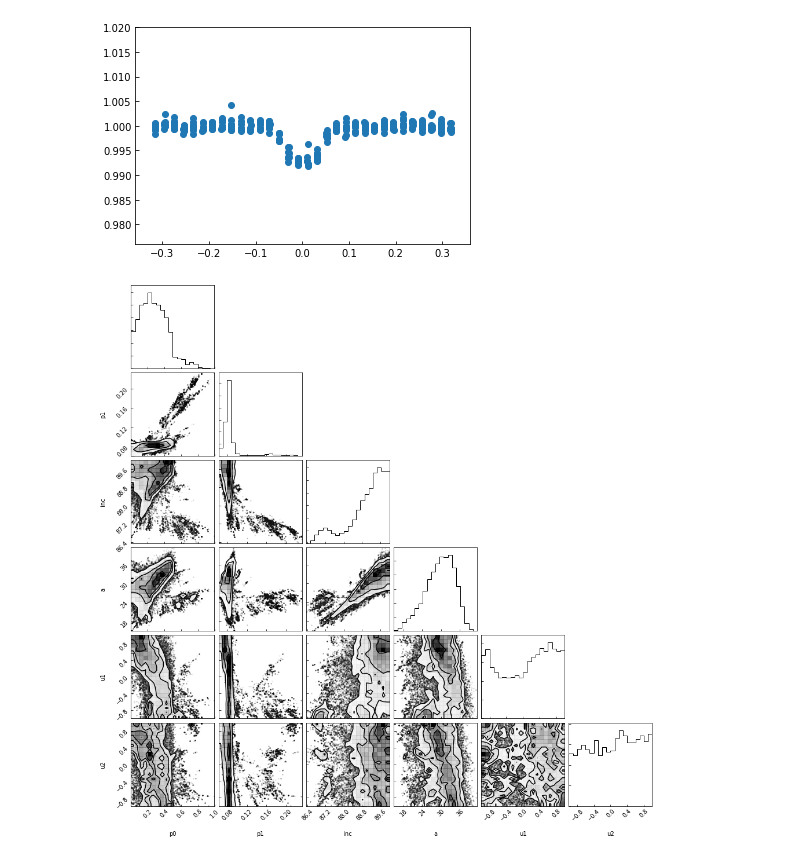
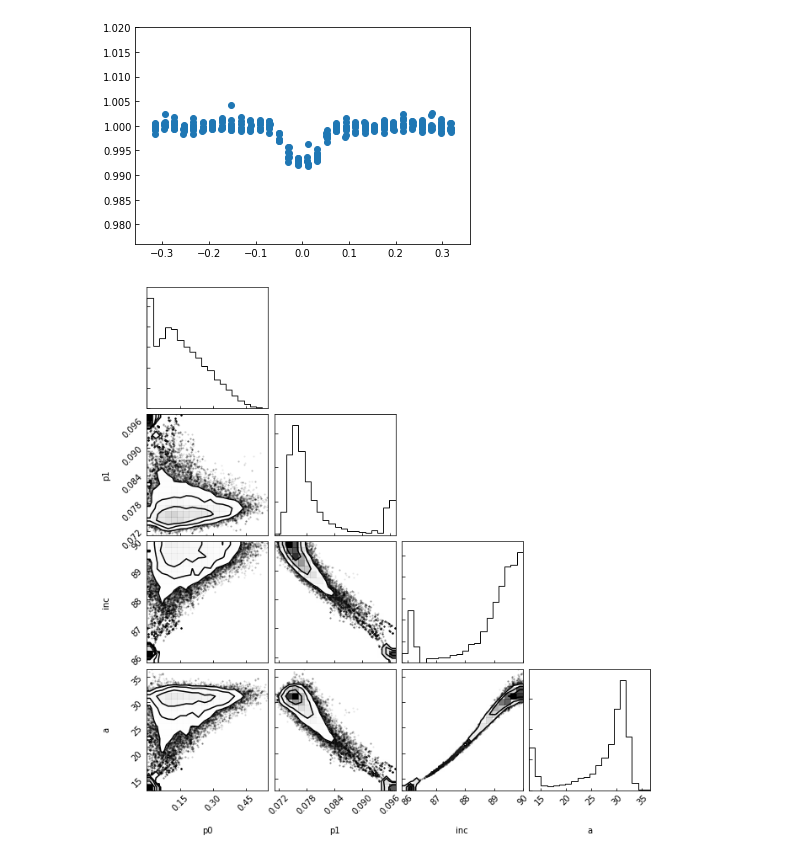
Before and after one commit to bmorris3/zeitsprung, a Jupyter notebook: 211916756.ipynb, the cells around one changed output. Drawn from its saved outputs; the diff is of its cells as text; code cells hidden in the pictures.

Commit message:
Fixing ld params

```diff
--- a/211916756.ipynb
+++ b/211916756.ipynb
@@ -22,7 +22,7 @@ params = TransitParams()
 for attr in zeit[6].colnames:
     setattr(params, attr, zeit[6][attr])
 params.limb_dark = 'quadratic'
-params.u = [0., 0.]
+params.u = [0.65, 0.10]
 params.duration = 0.0950
 params.p0 = params.rp
 params.p1 = params.rp
@@ -113,46 +101,9 @@ sampler.pool.close()
-# %%
-from copy import deepcopy
-import emcee
-
-def transit_model(p, times):
-    p0, p1, inc, a, u1, u2 = p
-    trial_params = deepcopy(params)
-    trial_params.p0 = p0
-    trial_params.p1 = p1
-    trial_params.inc = inc
-    trial_params.a = a
-    trial_params.t0 = 0
-    trial_params.u = [u1, u2]
-
-    m = TransitModel(trial_params, times, exp_time=0.5/24, supersample_factor=3)
-    return m.light_curve(trial_params)
-
-def lnprior(p):
-    p0, p1, inc, a, u1, u2 = p
-
-    if ((p0 < 0) or (p1 < 0) or (inc > 90) or (u1 < -1) or (p0 > 1) or (p1 > 1) or
-        (u1 > 1) or (u2 < -1) or (u2 > 1) or (a < 1)):
-        return -np.inf
-    return 0
-
-def lnlike(p, times, fluxes, ferr):
-    p0, p1, inc, a, u1, u2 = p
-
-    lp = lnprior(p)
-    if np.isfinite(lp):
-        return -0.5 * np.nansum((transit_model(p, times) - fluxes)**2 / ferr**2) + lp
-    return -np.inf
-
-ndim = 6
-nwalkers = 2 * ndim
-
-ferr = np.nanstd(fluxes[(phased_times < -params.duration) | (phased_times > params.duration)])
 # %%
 sampler = emcee.EnsembleSampler(nwalkers, ndim, lnlike, args=(phased_times, fluxes, ferr),
                                threads=8)
 
 p0 = [1e-5 * np.random.randn(ndim) +
-      np.array([params.p0, params.p1, params.inc, params.a, params.u[0], params.u[1]])
+      np.array([params.p0, params.p1, params.inc, params.a])# , params.u[0], params.u[1]])
       for i in range(nwalkers)]
 
 p1 = sampler.run_mcmc(p0, 5000)[0]
@@ -160,9 +111,9 @@ sampler.reset()
 sampler.run_mcmc(p1, 10000)
 sampler.pool.close()
 # %%
-corner(sampler.flatchain, labels='p0, p1, inc, a, u1, u2'.split(', '));
+corner(sampler.flatchain, labels='p0, p1, inc, a'.split(', ')); # , u1, u2
 # %% [output]
-[figure, old version]
+[figure, new version]
 # %%
 plt.hist(sampler.flatchain[:, 0], histtype='stepfilled')
 plt.hist(sampler.flatchain[:, 1], histtype='stepfilled')
```
Also changed, not shown: parts of 2 cells of this notebook, 1 other file.
